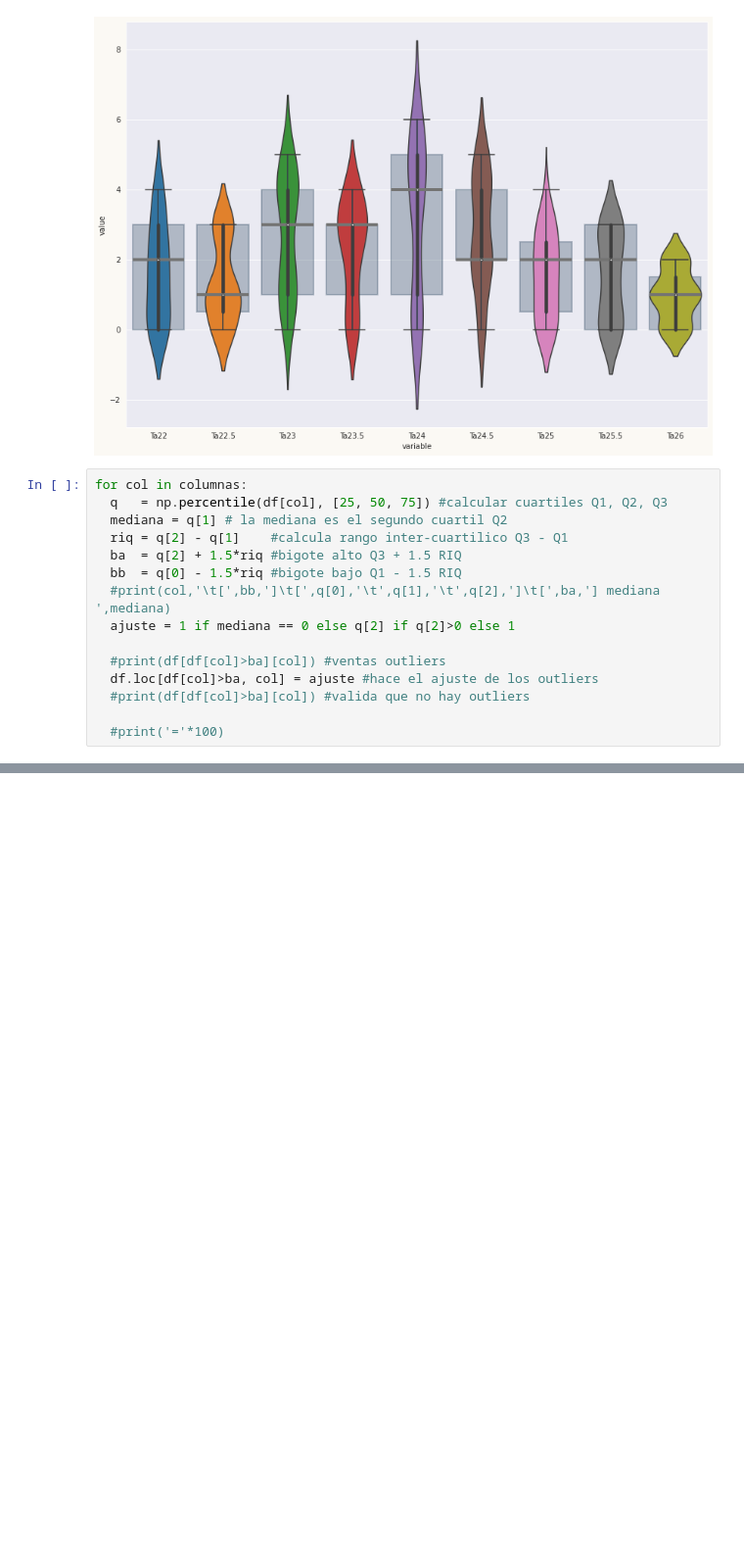
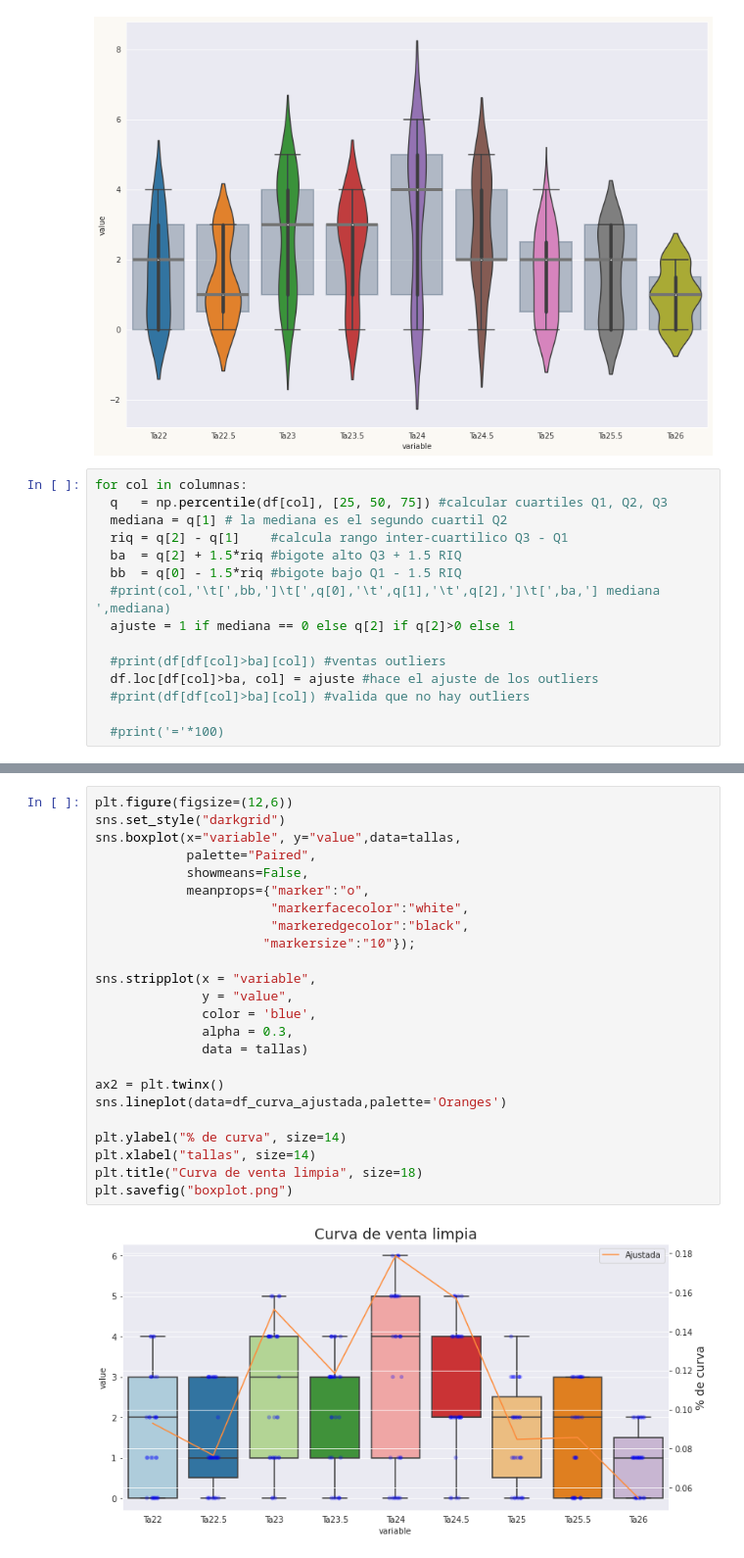
Before and after one commit to jcjimenezb123/PFM_PronosticoDemanda, a Jupyter notebook: RecontruccionVta.ipynb, the cells around one changed output, grey strips where cells are left out. Shown at 98% size. Saved outputs shown, nothing was run; the diff lists cells and outputs as text; blank space fills up the shorter version.

```diff
--- a/RecontruccionVta.ipynb
+++ b/RecontruccionVta.ipynb
@@ -371,3 +363,29 @@ plt.title("curva", size=18)
 plt.show()
 # %% [output]
 [figure]
+# %%
+plt.figure(figsize=(12,6))
+sns.set_style("darkgrid")
+sns.boxplot(x="variable", y="value",data=tallas,
+            palette="Paired",
+            showmeans=False,
+            meanprops={"marker":"o",
+                       "markerfacecolor":"white",
+                       "markeredgecolor":"black",
+                      "markersize":"10"});
+
+sns.stripplot(x = "variable",
+              y = "value",
+              color = 'blue',
+              alpha = 0.3,
+              data = tallas)
+
+ax2 = plt.twinx()
+sns.lineplot(data=df_curva_ajustada,palette='Oranges')
+
+plt.ylabel("% de curva", size=14)
+plt.xlabel("tallas", size=14)
+plt.title("Curva de venta limpia", size=18)
+plt.savefig("boxplot.png")
+# %% [output]
+[figure, added]
```
Also changed, not shown: parts of 5 cells of this notebook.
